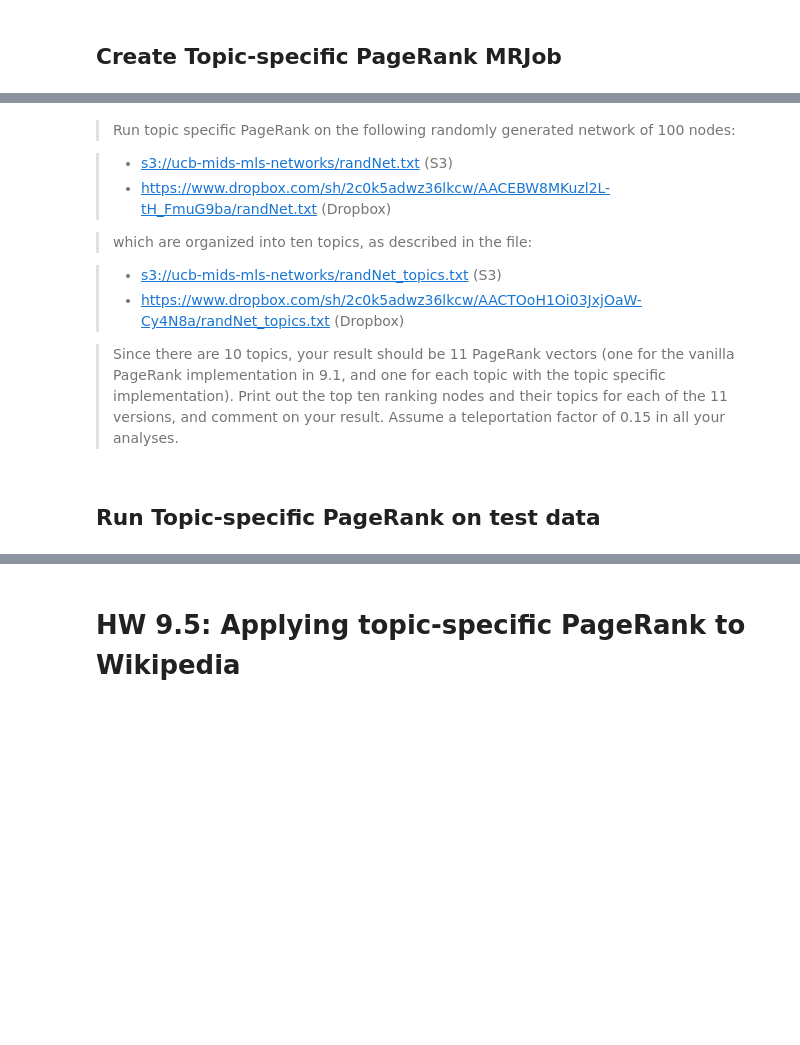
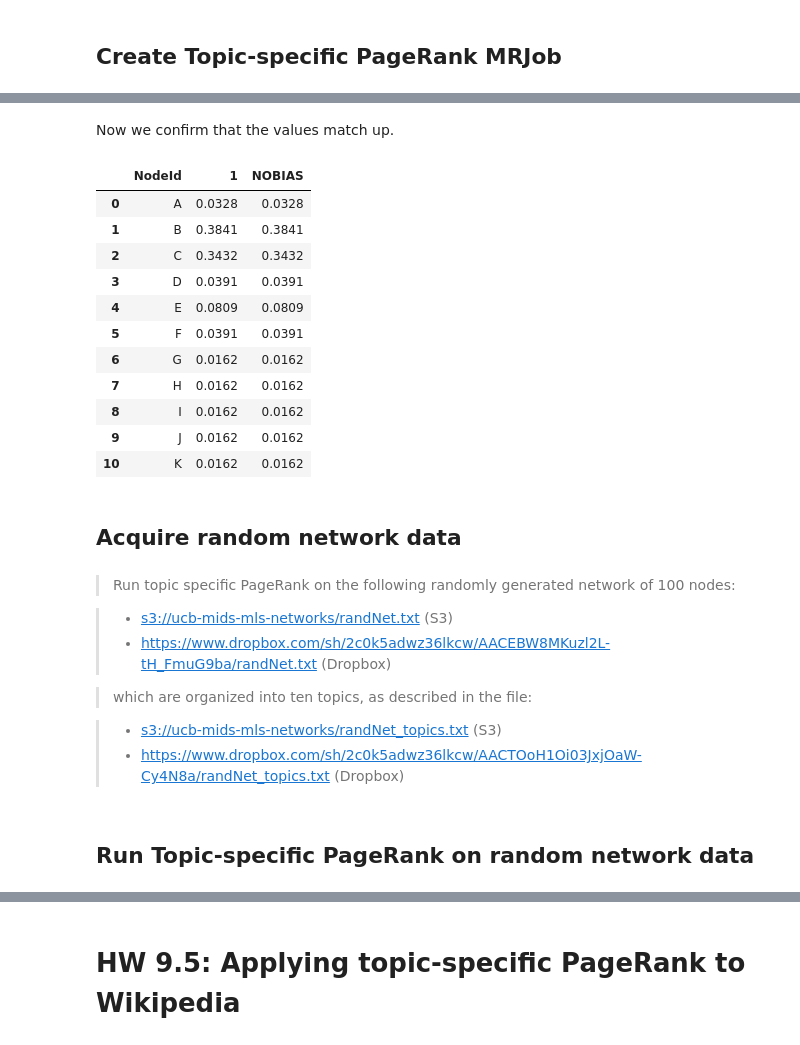
Before and after one commit to mseltz/W261-Fall2016, a Jupyter notebook: Week09/MIDS-W261-2016-HWK-Week09-Dang.ipynb, the cells around one changed output, grey strips where cells are left out. Saved outputs shown, nothing was run; the diff lists cells and outputs as text; code cells hidden in the pictures; blank space fills up the shorter version.

```diff
--- a/Week09/MIDS-W261-2016-HWK-Week09-Dang.ipynb
+++ b/Week09/MIDS-W261-2016-HWK-Week09-Dang.ipynb
@@ -1381,2 +1772,22 @@ plot_page_rank(subplot, 'Top 100 after 10 Iterations', top100_wikipedia_page_ran
+# %%
+def character_length_as_topic_job(runner_type, indexes_file):
+    output_folder = indexes_file + '.topics'
+
+    remove_folder(runner_type, output_folder)
+
+    mrjob_indexes_file = get_mrjob_path(runner_type, indexes_file)
+    mrjob_output_folder = get_mrjob_path(runner_type, output_folder)
+
+    !python CharacterLengthAsTopicJob.py \
+        -r $runner_type \
+        --strict-protocols \
+        --no-bootstrap-mrjob \
+        --no-output \
+        --output-dir $mrjob_output_folder \
+        --mapper-count $mapper_count \
+        $mrjob_indexes_file \
+        2>> $debug_output
+
+    return output_folder
 # %% [markdown]
 ## Create Topic-specific PageRank MRJob
@@ -1398,0 +2089,12 @@ This caveat lies in footnote 3 on page 3:
+# %%
+!cat input/test/PageRank-test.txt.all/* | cut -d"'" -f 2 | \
+    awk '{print "'\''" $1 "'\''\t'\''" $1 "'\''" }' \
+    > input/test/indices.txt
+
+test_topics = character_length_as_topic_job('inline', 'input/test/indices.txt')
+test_tagged_graph_file = tag_node_with_topic_job('inline', test_all, test_topics)
+# %%
+test_topic_counts = topic_occurrence_type_job('inline', test_topics)
+
+with open('node_count.txt', 'w') as node_count_file:
+    json.dump(test_topic_counts, node_count_file)
@@ -1399,3 +2109,29 @@ This caveat lies in footnote 3 on page 3:
+# %% [markdown]
+Now we confirm that the values match up.
+# %%
+test_topic_names = [str(x) for x in test_topic_counts.keys()] + ['NOBIAS']
+
+test_data_frame = pandas.DataFrame(sorted([
+    (key, ) + tuple([node_data[0][str(topic_name)] for topic_name in test_topic_names])
+        for key, node_data in test_topic_page_ranks.items()
+]), columns = ['NodeId'] + test_topic_names)
+
+test_data_frame
+# %% [output]
+|  | NodeId | 1 | NOBIAS |
+| 0 | A | 0.0328 | 0.0328 |
+| 1 | B | 0.3841 | 0.3841 |
+| 2 | C | 0.3432 | 0.3432 |
+| 3 | D | 0.0391 | 0.0391 |
+| 4 | E | 0.0809 | 0.0809 |
+| 5 | F | 0.0391 | 0.0391 |
+| 6 | G | 0.0162 | 0.0162 |
+| 7 | H | 0.0162 | 0.0162 |
+| 8 | I | 0.0162 | 0.0162 |
+| 9 | J | 0.0162 | 0.0162 |
+| 10 | K | 0.0162 | 0.0162 |
+# %% [markdown]
+## Acquire random network data
 # %% [markdown]
 > Run topic specific PageRank on the following randomly generated network of 100 nodes:
 
@@ -1406,16 +2142,10 @@ This caveat lies in footnote 3 on page 3:
 
 > * [s3://ucb-mids-mls-networks/randNet_topics.txt](http://s3-us-west-2.amazonaws.com/ucb-mids-mls-networks/randNet_topics.txt) (S3)
 > * https://www.dropbox.com/sh/2c0k5adwz36lkcw/AACTOoH1Oi03JxjOaW-Cy4N8a/randNet_topics.txt (Dropbox)
-
-> Since there are 10 topics, your result should be 11 PageRank vectors
-(one for the vanilla PageRank implementation in 9.1, and one for each topic
-with the topic specific implementation). Print out the top ten ranking nodes
-and their topics for each of the 11 versions, and comment on your result.
-Assume a teleportation factor of 0.15 in all your analyses.
 # %%
 randnet_out = get_dropbox_file(
     '2c0k5adwz36lkcw/AACEBW8MKuzl2L-tH_FmuG9ba', 'randNet', 'randNet.txt')
 randnet_topics = get_dropbox_file(
     '2c0k5adwz36lkcw/AACTOoH1Oi03JxjOaW-Cy4N8a', 'randNet', 'randNet_topics.txt')
 # %% [markdown]
-## Run Topic-specific PageRank on test data
+## Run Topic-specific PageRank on random network data
```
Also changed, not shown: parts of 115 cells of this notebook.
